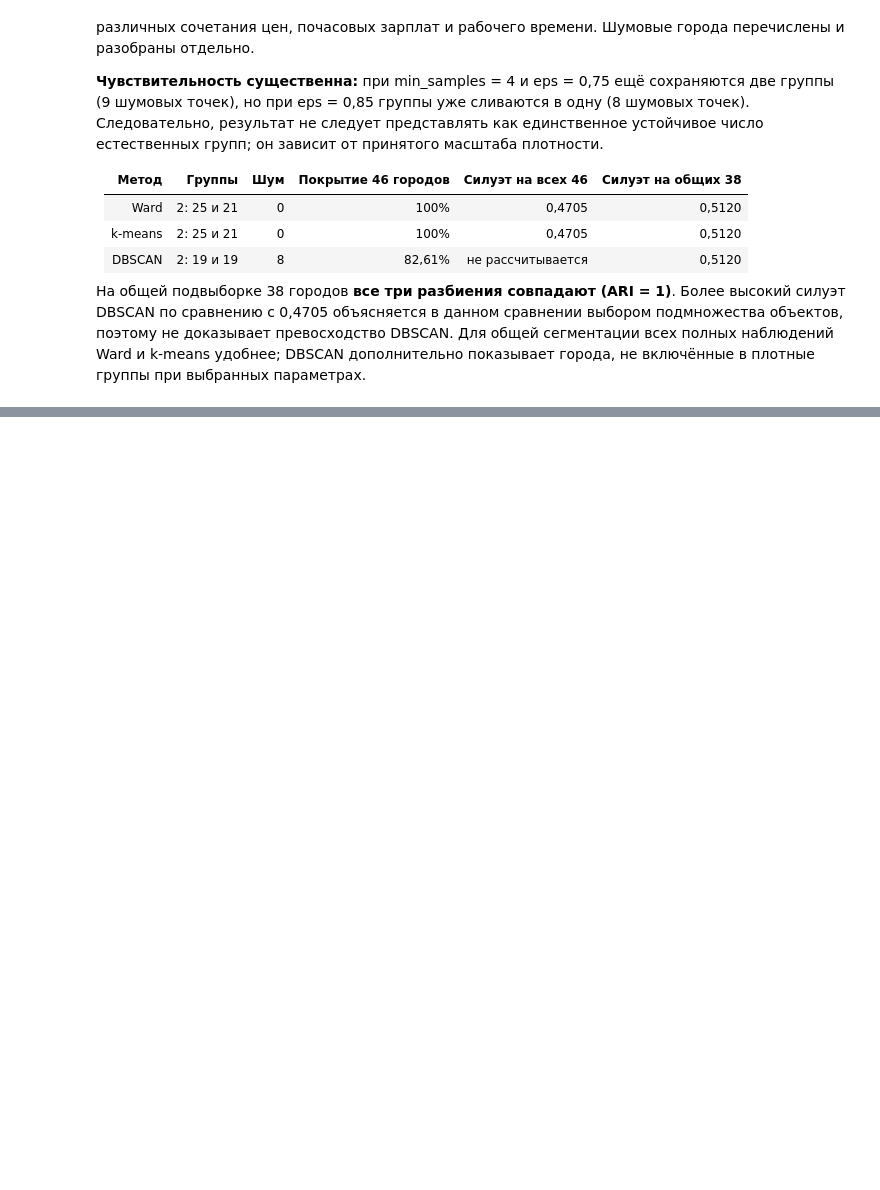
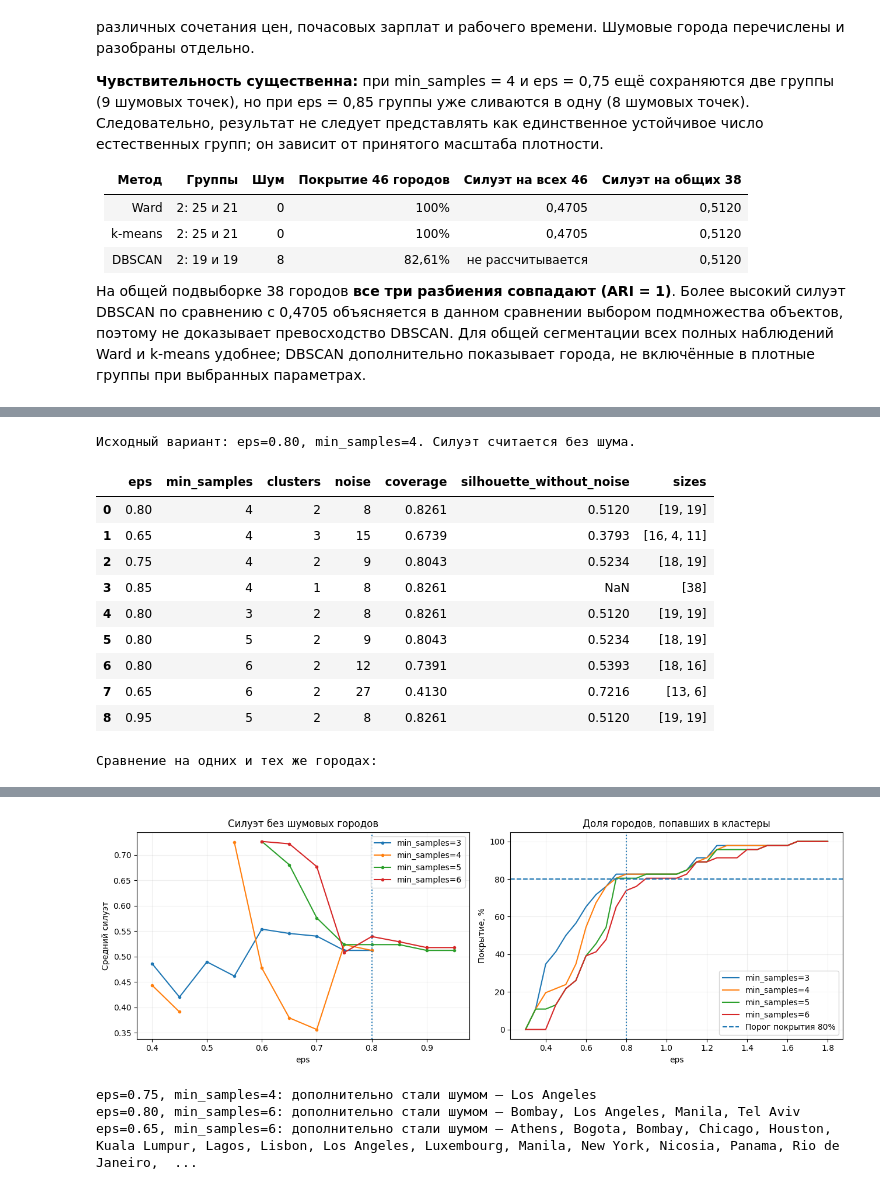
Before and after one commit to IvanManomenov/python_data_analytics, a Jupyter notebook: lab3/lab3_dbscan.ipynb, the cells around one changed output, grey strips where cells are left out. Cells and saved outputs as stored; diff of their text form; code cells hidden in the pictures; blank space fills up the shorter version.

Commit message:
Compare alternative DBSCAN thresholds and coverage tradeoffs

```diff
--- a/lab3/lab3_dbscan.ipynb
+++ b/lab3/lab3_dbscan.ipynb
@@ -279,0 +284,66 @@ comparison3.to_csv('labs_1_3_comparison.csv', index=False, encoding='utf-8-sig')
+# %%
+# Меняем радиус и минимальную плотность, сохраняя те же данные и стандартизацию.
+threshold_cases = [(.80, 4), (.65, 4), (.75, 4), (.85, 4),
+                   (.80, 3), (.80, 5), (.80, 6), (.65, 6), (.95, 5)]
+threshold_rows, common_rows = [], []
+for eps, min_samples in threshold_cases:
+    alternative = DBSCAN(eps=eps, min_samples=min_samples).fit_predict(X3)
+    threshold_rows.append(db_metrics(eps, min_samples))
+    # Сравниваем оба разбиения на одинаковых городах, вошедших в группы в обоих случаях.
+    common_mask = (db_labels != -1) & (alternative != -1)
+    base_common = db_labels[common_mask]
+    alternative_common = alternative[common_mask]
+    n_common = int(common_mask.sum())
+    base_ok = 2 <= len(set(base_common)) < n_common
+    alternative_ok = 2 <= len(set(alternative_common)) < n_common
+    common_rows.append({
+        'eps': eps, 'min_samples': min_samples, 'Общих городов': n_common,
+        'Силуэт исходного на общих': silhouette_score(X3[common_mask], base_common) if base_ok else np.nan,
+        'Силуэт нового на общих': silhouette_score(X3[common_mask], alternative_common) if alternative_ok else np.nan,
+        'ARI на общих': adjusted_rand_score(base_common, alternative_common) if n_common else np.nan})
+
+threshold_results = pd.DataFrame(threshold_rows)
+threshold_common = pd.DataFrame(common_rows)
+print('Исходный вариант: eps=0.80, min_samples=4. Силуэт считается без шума.')
+display(threshold_results.round(4))
+print('Сравнение на одних и тех же городах:')
+display(threshold_common.round(4))
+
+# Показываем компромисс между силуэтом и долей городов в группах на всей сетке.
+fig, axes = plt.subplots(1, 2, figsize=(13, 4.5))
+for min_samples in [3, 4, 5, 6]:
+    part = db_grid[db_grid.min_samples.eq(min_samples)]
+    axes[0].plot(part.eps, part.silhouette_without_noise, marker='o', markersize=3,
+                 label=f'min_samples={min_samples}')
+    axes[1].plot(part.eps, part.coverage * 100, label=f'min_samples={min_samples}')
+axes[0].set(title='Силуэт без шумовых городов', xlabel='eps', ylabel='Средний силуэт')
+axes[1].set(title='Доля городов, попавших в кластеры', xlabel='eps', ylabel='Покрытие, %')
+axes[1].axhline(80, linestyle='--', label='Порог покрытия 80%')
+for ax in axes:
+    ax.axvline(db_eps, linestyle=':')
+    ax.legend()
+    ax.grid(alpha=.2)
+plt.tight_layout()
+plt.show()
+
+# Список помогает понять, чем оплачивается рост силуэта при изменении порогов.
+for eps, min_samples in [(.75, 4), (.80, 6), (.65, 6)]:
+    alternative = DBSCAN(eps=eps, min_samples=min_samples).fit_predict(X3)
+    new_noise = cities3.loc[(alternative == -1) & (db_labels != -1), 'City']
+    print(f'eps={eps:.2f}, min_samples={min_samples}: дополнительно стали шумом —',
+          ', '.join(new_noise.str.replace('_', ' ')))
+threshold_results.to_csv('lab3_alternative_thresholds.csv', index=False, encoding='utf-8-sig')
+threshold_common.to_csv('lab3_alternative_thresholds_common.csv', index=False, encoding='utf-8-sig')
+# %% [output]
+Исходный вариант: eps=0.80, min_samples=4. Силуэт считается без шума.
+|  | eps | min_samples | clusters | noise | coverage | silhouette_without_noise | sizes |
+| 0 | 0.80 | 4 | 2 | 8 | 0.8261 | 0.5120 | [19, 19] |
+| 1 | 0.65 | 4 | 3 | 15 | 0.6739 | 0.3793 | [16, 4, 11] |
+| 2 | 0.75 | 4 | 2 | 9 | 0.8043 | 0.5234 | [18, 19] |
+| 3 | 0.85 | 4 | 1 | 8 | 0.8261 | NaN | [38] |
+| 4 | 0.80 | 3 | 2 | 8 | 0.8261 | 0.5120 | [19, 19] |
+| 5 | 0.80 | 5 | 2 | 9 | 0.8043 | 0.5234 | [18, 19] |
+| 6 | 0.80 | 6 | 2 | 12 | 0.7391 | 0.5393 | [18, 16] |
+| 7 | 0.65 | 6 | 2 | 27 | 0.4130 | 0.7216 | [13, 6] |
+| 8 | 0.95 | 5 | 2 | 8 | 0.8261 | 0.5120 | [19, 19] |
+Сравнение на одних и тех же городах:
@@ -279,0 +360,4 @@ comparison3.to_csv('labs_1_3_comparison.csv', index=False, encoding='utf-8-sig')
+[figure, added]
+eps=0.75, min_samples=4: дополнительно стали шумом — Los Angeles
+eps=0.80, min_samples=6: дополнительно стали шумом — Bombay, Los Angeles, Manila, Tel Aviv
+eps=0.65, min_samples=6: дополнительно стали шумом — Athens, Bogota, Bombay, Chicago, Houston, Kuala Lumpur, Lagos, Lisbon, Los Angeles, Luxembourg, Manila, New York, Nicosia, Panama, Rio de Janeiro,  ...
```
Also changed, not shown: parts of 3 cells of this notebook.
